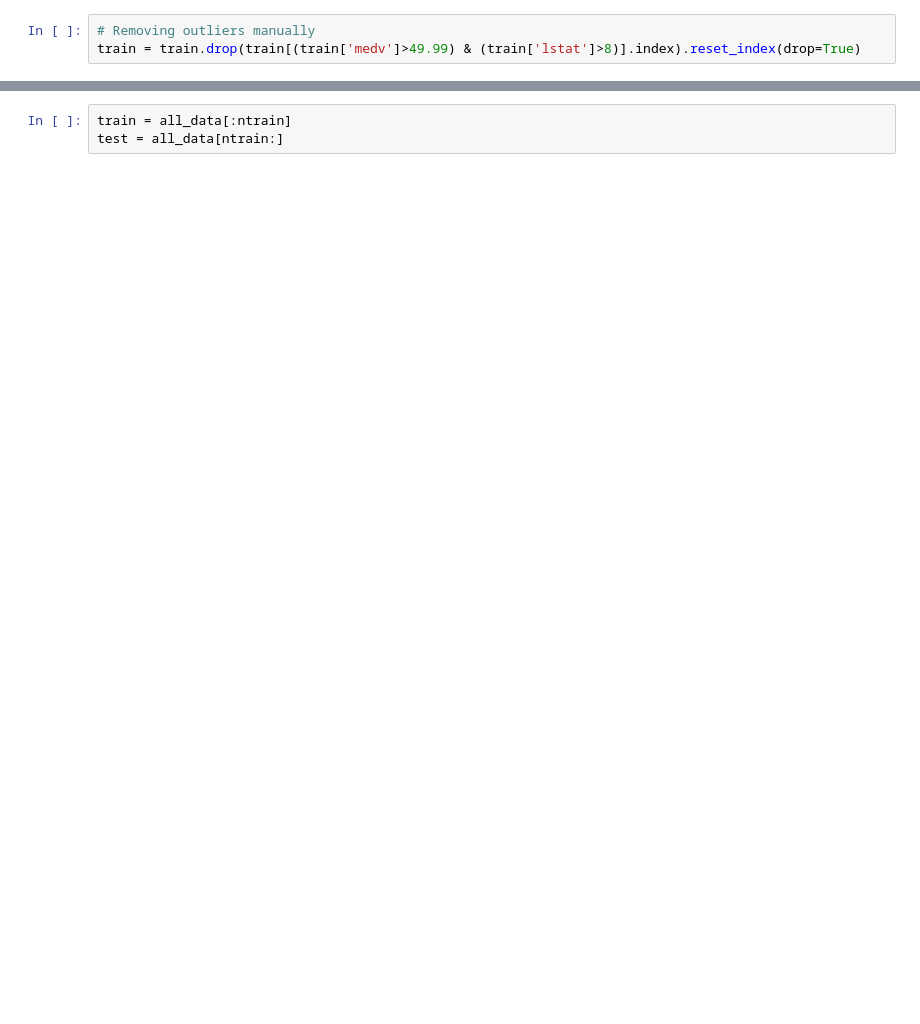
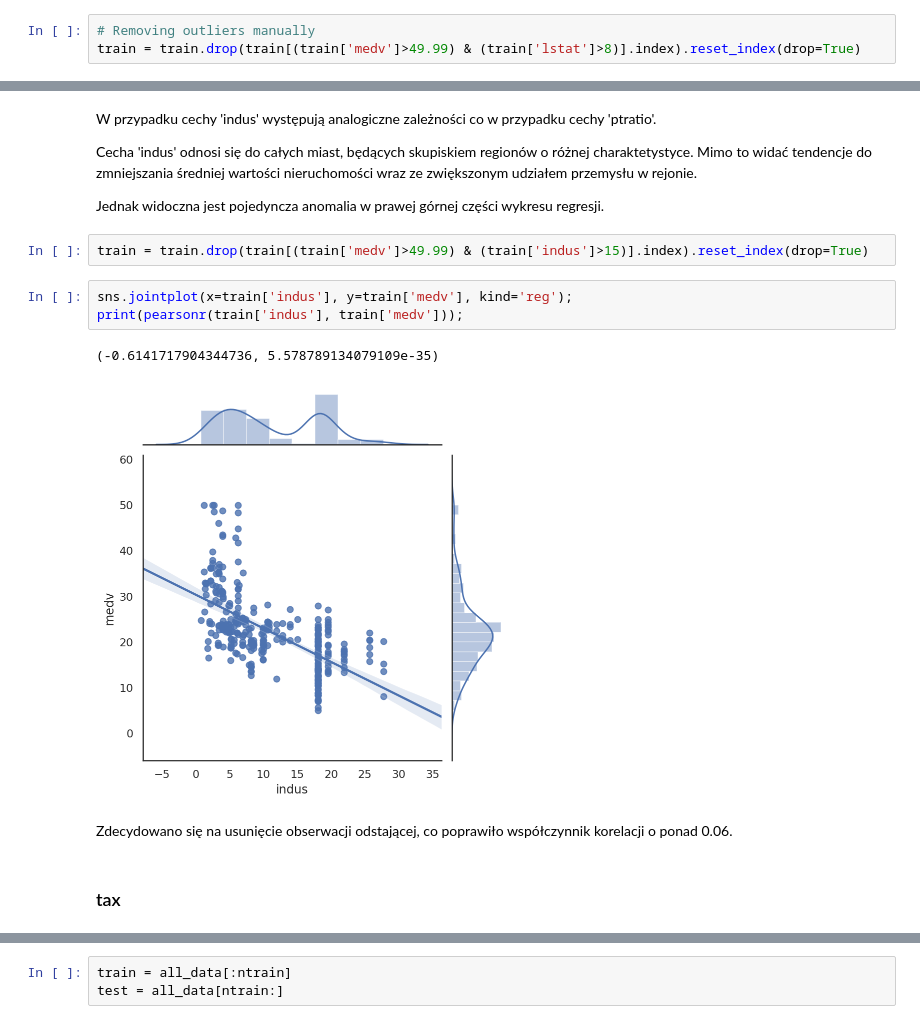
Before and after one commit to rose-n-dan/House-Price-Prediction, a Jupyter notebook: Project Documentation.ipynb, the cells around one changed output, grey strips where cells are left out. Saved outputs shown, nothing was run; the diff lists cells and outputs as text; blank space fills up the shorter version.

```diff
--- a/Project Documentation.ipynb
+++ b/Project Documentation.ipynb
@@ -199,2 +348,20 @@ fig.axis(ymin=0, ymax=52);
+# %% [markdown]
+W przypadku cechy 'indus' występują analogiczne zależności co w przypadku cechy 'ptratio'.
+
+Cecha 'indus' odnosi się do całych miast, będących skupiskiem regionów o różnej charaktetystyce. Mimo to widać tendencje do zmniejszania średniej wartości nieruchomości wraz ze zwiększonym udziałem przemysłu w rejonie.
+
+Jednak widoczna jest pojedyncza anomalia w prawej górnej części wykresu regresji.
+# %%
+train = train.drop(train[(train['medv']>49.99) & (train['indus']>15)].index).reset_index(drop=True)
+# %%
+sns.jointplot(x=train['indus'], y=train['medv'], kind='reg');
+print(pearsonr(train['indus'], train['medv']));
+# %% [output]
+(-0.6141717904344736, 5.578789134079109e-35)
+[figure, added]
+# %% [markdown]
+Zdecydowano się na usunięcie obserwacji odstającej, co poprawiło współczynnik korelacji o ponad 0.06.
+# %% [markdown]
+### tax
 # %%
 sns.jointplot(x=train['tax'], y=train['medv'], kind='reg');
```
Also changed, not shown: parts of 81 cells of this notebook.
